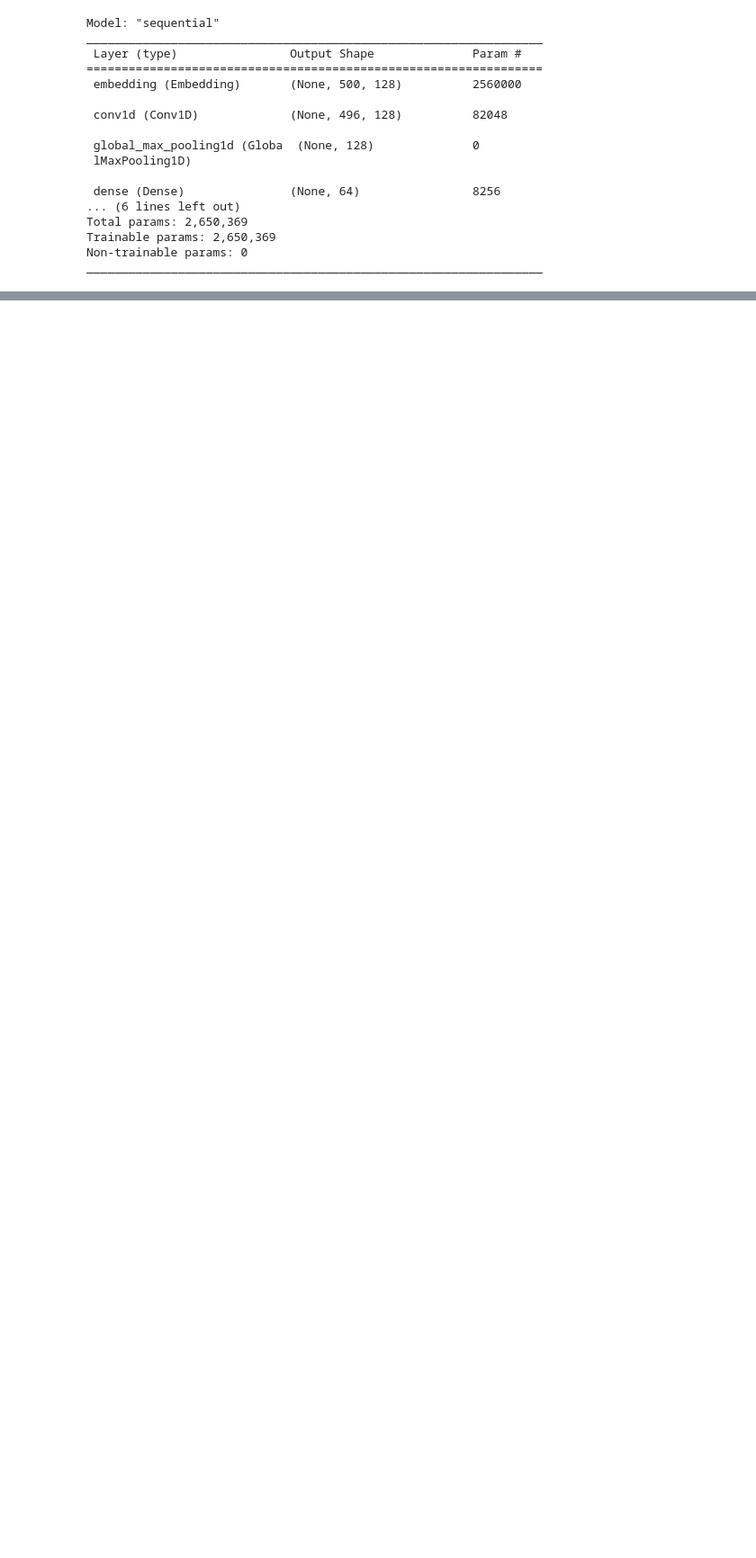
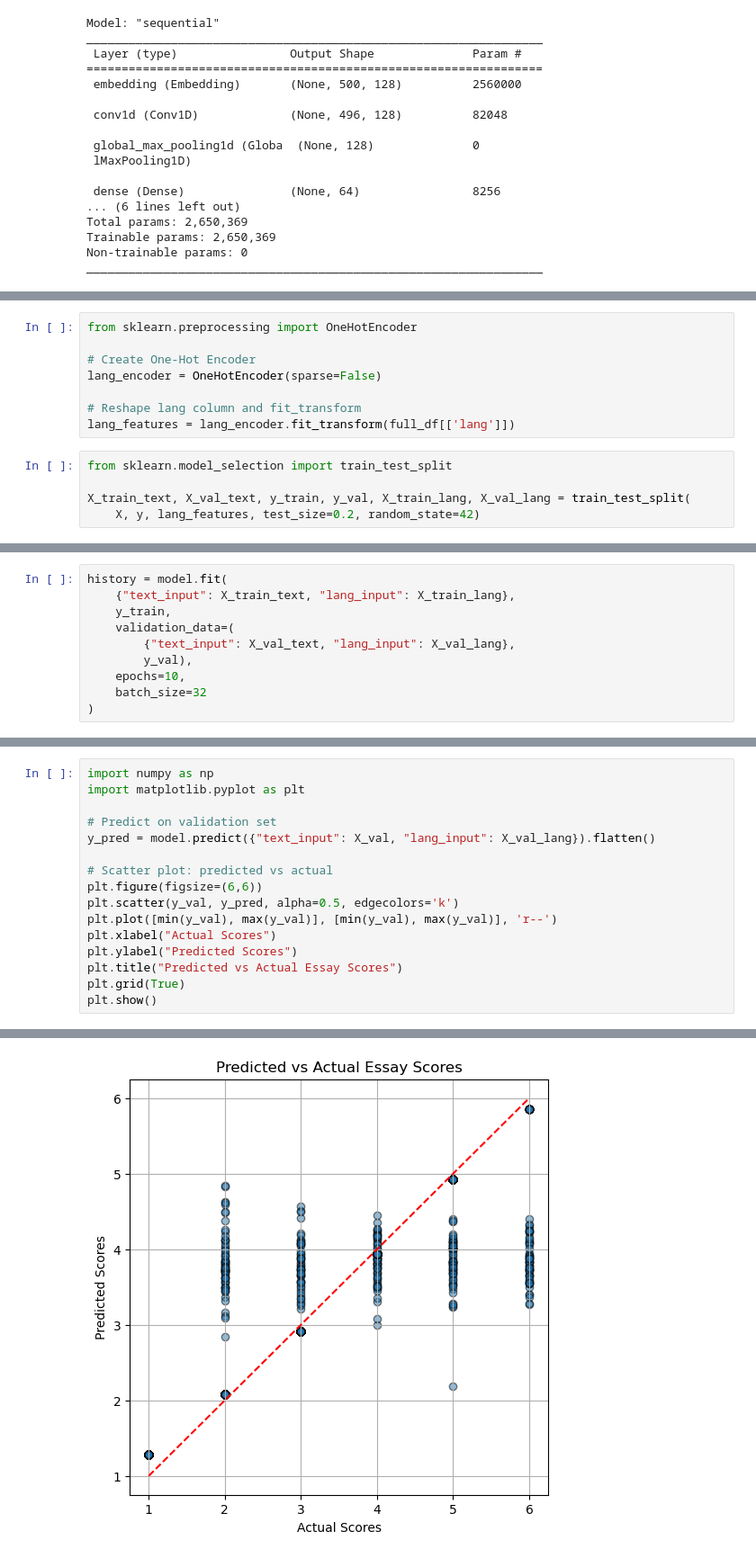
Before and after one commit to Rajeev30/Multilingual-Essay-Evaluator-using-Deep-Learning, a Jupyter notebook: Code.ipynb, the cells around one changed output, grey strips where cells are left out. Shown: that part at 90% size. Cells and saved outputs as stored; diff of their text form; blank space fills up the shorter version.

```diff
--- a/Code.ipynb
+++ b/Code.ipynb
@@ -215,0 +231,13 @@ Accuracy within ±1 point: 95.48%
+# %%
+from sklearn.preprocessing import OneHotEncoder
+
+# Create One-Hot Encoder
+lang_encoder = OneHotEncoder(sparse=False)
+
+# Reshape lang column and fit_transform
+lang_features = lang_encoder.fit_transform(full_df[['lang']])
+# %%
+from sklearn.model_selection import train_test_split
+
+X_train_text, X_val_text, y_train, y_val, X_train_lang, X_val_lang = train_test_split(
+    X, y, lang_features, test_size=0.2, random_state=42)
@@ -215,0 +285,10 @@ Accuracy within ±1 point: 95.48%
+# %%
+history = model.fit(
+    {"text_input": X_train_text, "lang_input": X_train_lang},
+    y_train,
+    validation_data=(
+        {"text_input": X_val_text, "lang_input": X_val_lang},
+        y_val),
+    epochs=10,
+    batch_size=32
+)
@@ -215,0 +316,17 @@ Accuracy within ±1 point: 95.48%
+# %%
+import numpy as np
+import matplotlib.pyplot as plt
+
+# Predict on validation set
+y_pred = model.predict({"text_input": X_val, "lang_input": X_val_lang}).flatten()
+
+# Scatter plot: predicted vs actual
+plt.figure(figsize=(6,6))
+plt.scatter(y_val, y_pred, alpha=0.5, edgecolors='k')
+plt.plot([min(y_val), max(y_val)], [min(y_val), max(y_val)], 'r--')
+plt.xlabel("Actual Scores")
+plt.ylabel("Predicted Scores")
+plt.title("Predicted vs Actual Essay Scores")
+plt.grid(True)
+plt.show()
+# %% [output]
@@ -215,0 +334 @@ Accuracy within ±1 point: 95.48%
+[figure, added]
```
Also changed, not shown: parts of 20 cells of this notebook.
